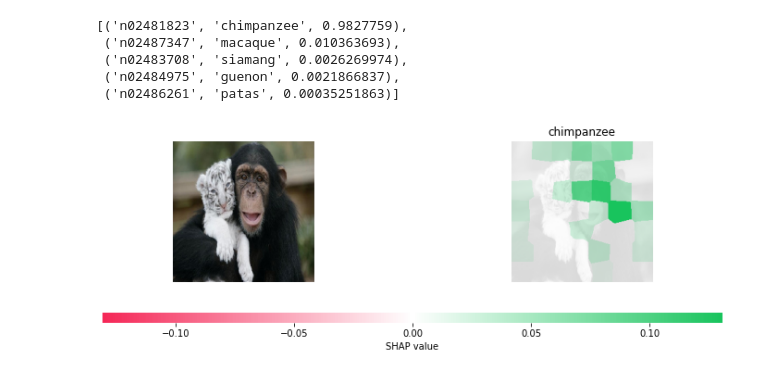
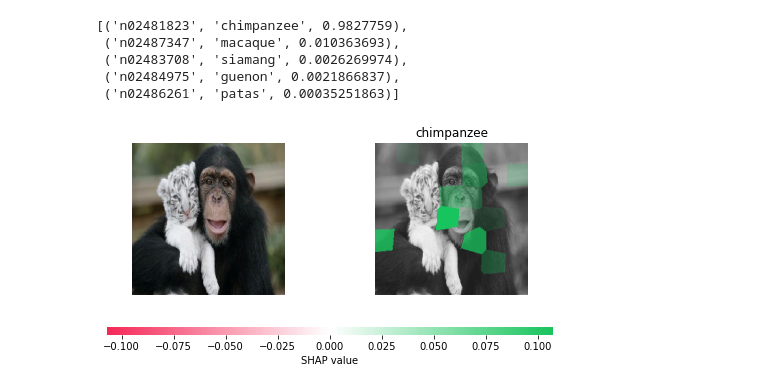
Before and after one commit to SAAF-16/Explainable_AI-Bachelor_Thesis, a Jupyter notebook: XAI libs tests/imageExplain(shap2).ipynb, the cells around one changed output. Saved outputs shown, nothing was run; the diff lists cells and outputs as text; code cells hidden in the pictures.

Commit message:
plot colors correction

```diff
--- a/XAI libs tests/imageExplain(shap2).ipynb
+++ b/XAI libs tests/imageExplain(shap2).ipynb
@@ -48,11 +48,11 @@ def f(z):
     return model.predict(preprocess_input(mask_image(z, segments_slic, img_orig, 255)))
 # %%
 # use Kernel SHAP to explain the network's predictions
-explainer = shap.KernelExplainer(f, np.zeros((1,50)))
+explainer = shap.KernelExplainer(f, np.zeros((1,100)))
 with warnings.catch_warnings():
     warnings.simplefilter("ignore")
 
-    shap_values = explainer.shap_values(np.ones((1,50)), nsamples=200)
+    shap_values = explainer.shap_values(np.ones((1,100)), nsamples=300)
 # %%
 # get the top predictions from the model
 preds = model.predict(preprocess_input(np.expand_dims(img_orig.copy(), axis=0)))
@@ -84,24 +84,24 @@ cm = LinearSegmentedColormap.from_list("shap", colors)
 # %%
 # Visualize the explanations
 def fill_segmentation(values, segmentation):
     out = np.zeros(segmentation.shape)
     for i in range(len(values)):
         out[segmentation == i] = values[i]
     return out
 # plot our explanations
-fig, axes = plt.subplots(nrows=1, ncols=2, figsize=(12,4))
+fig, axes = plt.subplots(nrows=1, ncols=2, figsize=(8,4))
 inds = top_preds[0]
 axes[0].imshow(img)
 axes[0].axis('off')
 max_val = np.max([np.max(np.abs(shap_values[i][:,:-1])) for i in range(len(shap_values))])
 for i in range(1):
     m = fill_segmentation(shap_values[inds[i]][0], segments_slic)
     axes[i+1].set_title(feature_names[str(inds[i])][1])
-    axes[i+1].imshow(img.convert('LA'), alpha=0.15)
+    axes[i+1].imshow(img.convert('LA'),alpha=0.9)
     im = axes[i+1].imshow(m, cmap=cm, vmin=-max_val, vmax=max_val)
     axes[i+1].axis('off')
 cb = fig.colorbar(im, ax=axes.ravel().tolist(), label="SHAP value", orientation="horizontal", aspect=60)
 cb.outline.set_visible(False)
 plt.show()
 # %% [output]
-[figure, old version]
+[figure, new version]
```
